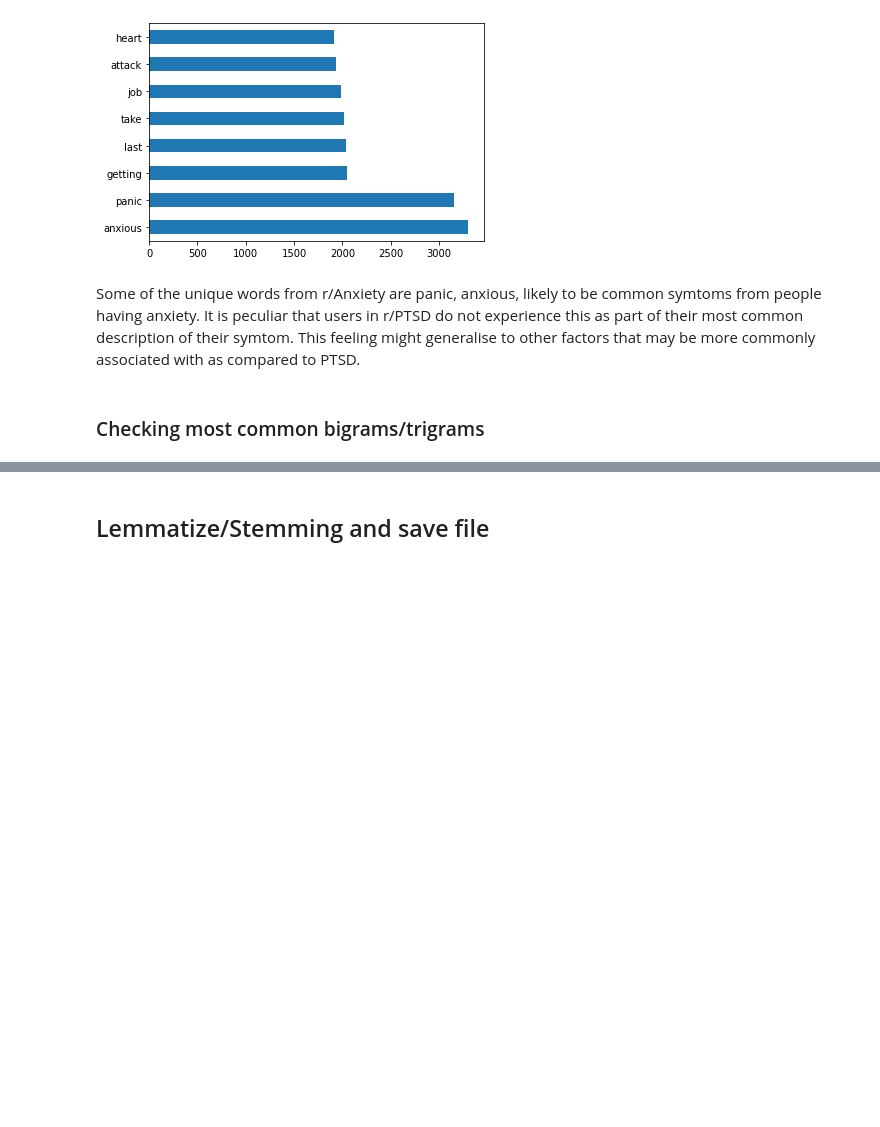
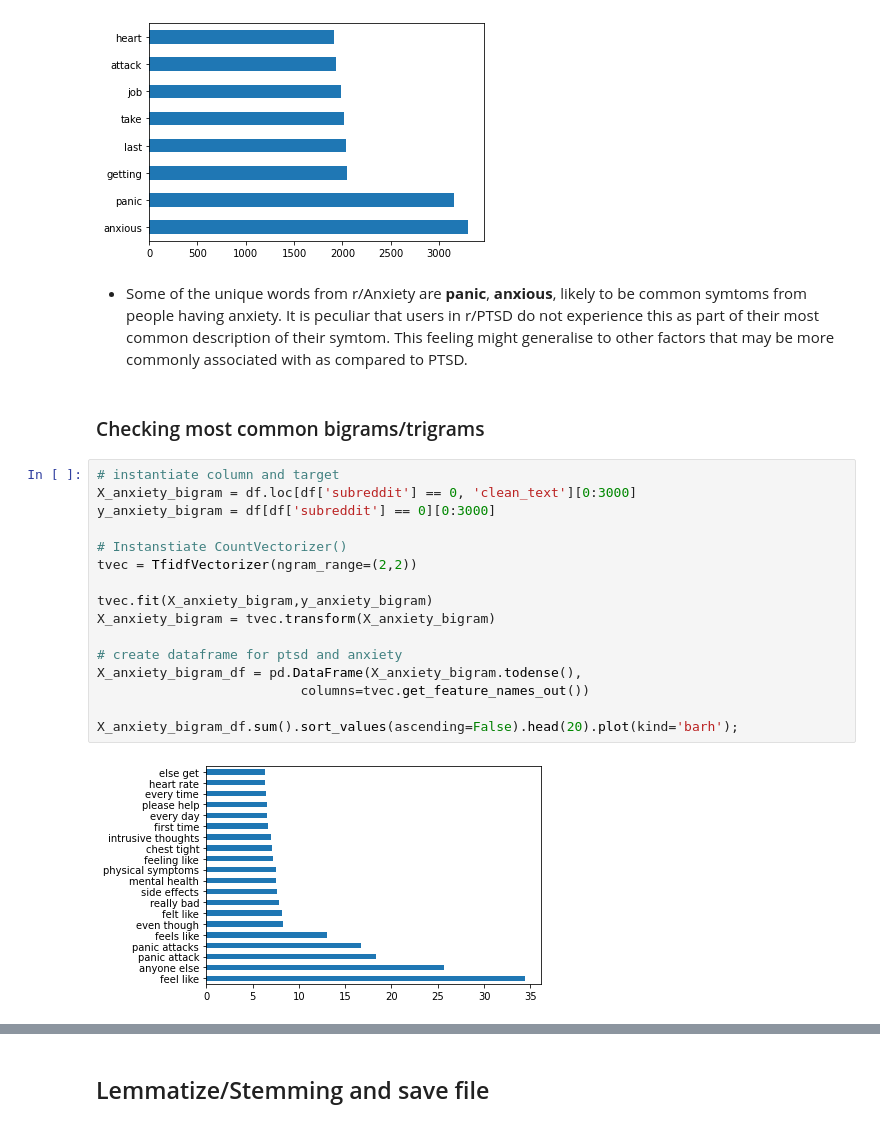
Before and after one commit to msamhz/GA-Lessons, a Jupyter notebook: project_3/Codes/EDA and Cleanup.ipynb, the cells around one changed output, grey strips where cells are left out. Saved outputs shown, nothing was run; the diff lists cells and outputs as text; blank space fills up the shorter version.

```diff
--- a/project_3/Codes/EDA and Cleanup.ipynb
+++ b/project_3/Codes/EDA and Cleanup.ipynb
@@ -572,6 +598,24 @@ bar_anxiety.drop('feature').sum().sort_values(ascending=False).head(20).plot(kin
 # %% [output]
 [figure]
 # %% [markdown]
-Some of the unique words from r/Anxiety are panic, anxious, likely to be common symtoms from people having anxiety. It is peculiar that users in r/PTSD do not experience this as part of their most common description of their symtom. This feeling might generalise to other factors that may be more commonly associated with as compared to PTSD.
+- Some of the unique words from r/Anxiety are **panic**, **anxious**, likely to be common symtoms from people having anxiety. It is peculiar that users in r/PTSD do not experience this as part of their most common description of their symtom. This feeling might generalise to other factors that may be more commonly associated with as compared to PTSD.
 # %% [markdown]
 ### Checking most common bigrams/trigrams
+# %%
+# instantiate column and target
+X_anxiety_bigram = df.loc[df['subreddit'] == 0, 'clean_text'][0:3000]
+y_anxiety_bigram = df[df['subreddit'] == 0][0:3000]
+
+# Instanstiate CountVectorizer()
+tvec = TfidfVectorizer(ngram_range=(2,2))
+
+tvec.fit(X_anxiety_bigram,y_anxiety_bigram)
+X_anxiety_bigram = tvec.transform(X_anxiety_bigram)
+
+# create dataframe for ptsd and anxiety
+X_anxiety_bigram_df = pd.DataFrame(X_anxiety_bigram.todense(),
+                          columns=tvec.get_feature_names_out())
+
+X_anxiety_bigram_df.sum().sort_values(ascending=False).head(20).plot(kind='barh');
+# %% [output]
+[figure, added]
```
Also changed, not shown: parts of 26 cells of this notebook, 1 other file.
